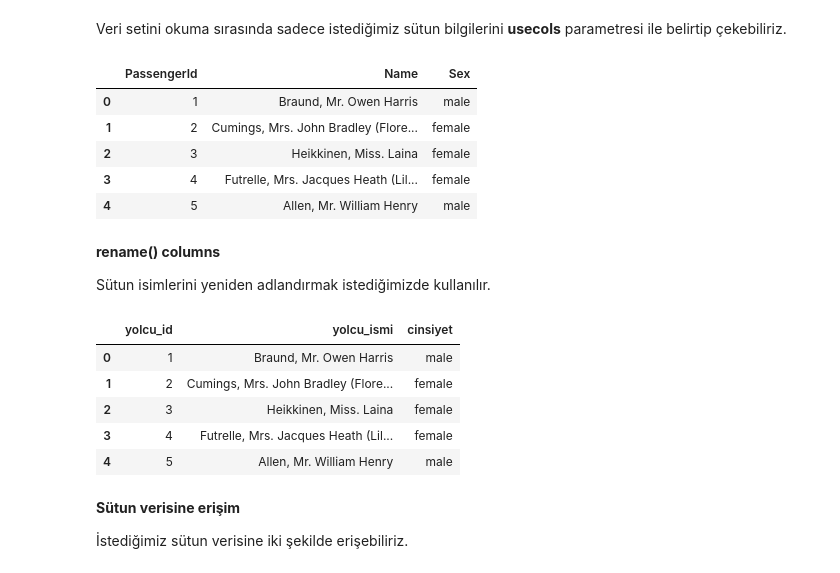
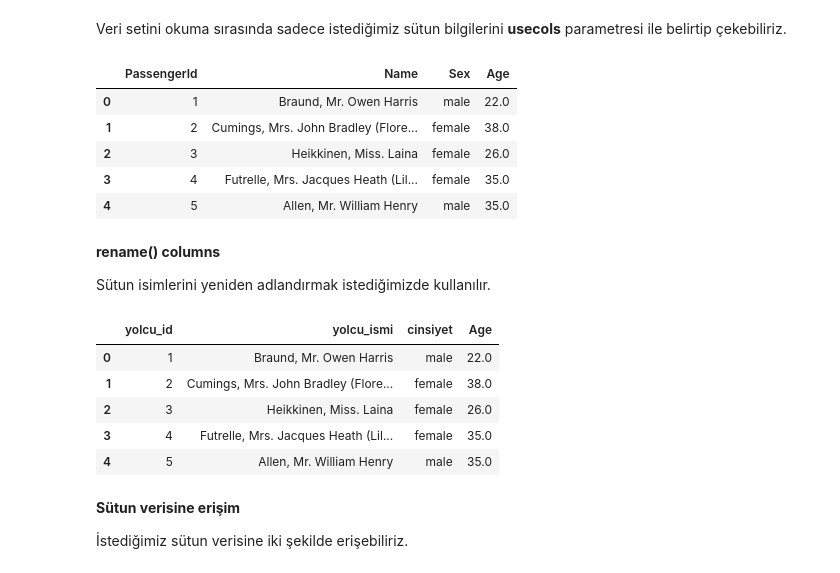
Before and after one commit to AyselAydin/Veri-Bilimi-icin-Temel-Python-Kutuphaneleri, a Jupyter notebook: Pandas/2-DataFrame.ipynb, the cells around one changed output. Saved outputs shown, nothing was run; the diff lists cells and outputs as text; code cells hidden in the pictures.

```diff
--- a/Pandas/2-DataFrame.ipynb
+++ b/Pandas/2-DataFrame.ipynb
@@ -201,16 +201,16 @@ Index(['PassengerId', 'Survived', 'Pclass', 'Name', 'Sex', 'Age', 'SibSp',
 Veri setini okuma sırasında sadece istediğimiz sütun bilgilerini **usecols** parametresi ile belirtip çekebiliriz.
 # %%
 import pandas as pd
-df = pd.read_csv(r"D:\MyProject\python-libraries\Veri-Bilimi-icin-Temel-Python-Kutuphaneleri\Data\titanic.csv", usecols=["PassengerId", "Name", "Sex"])
+df = pd.read_csv(r"D:\MyProject\python-libraries\Veri-Bilimi-icin-Temel-Python-Kutuphaneleri\Data\titanic.csv", usecols=["PassengerId", "Name", "Sex", "Age"])
 
 df.head()
 # %% [output]
-|  | PassengerId | Name | Sex |
-| 0 | 1 | Braund, Mr. Owen Harris | male |
-| 1 | 2 | Cumings, Mrs. John Bradley (Flore... | female |
-| 2 | 3 | Heikkinen, Miss. Laina | female |
-| 3 | 4 | Futrelle, Mrs. Jacques Heath (Lil... | female |
-| 4 | 5 | Allen, Mr. William Henry | male |
+|  | PassengerId | Name | Sex | Age |
+| 0 | 1 | Braund, Mr. Owen Harris | male | 22.0 |
+| 1 | 2 | Cumings, Mrs. John Bradley (Flore... | female | 38.0 |
+| 2 | 3 | Heikkinen, Miss. Laina | female | 26.0 |
+| 3 | 4 | Futrelle, Mrs. Jacques Heath (Lil... | female | 35.0 |
+| 4 | 5 | Allen, Mr. William Henry | male | 35.0 |
 # %% [markdown]
 **rename() columns**
 
@@ -220,12 +220,12 @@ df.rename(columns={"PassengerId":"yolcu_id", "Name":"yolcu_ismi", "Sex":"cinsiye
 
 df.head()
 # %% [output]
-|  | yolcu_id | yolcu_ismi | cinsiyet |
-| 0 | 1 | Braund, Mr. Owen Harris | male |
-| 1 | 2 | Cumings, Mrs. John Bradley (Flore... | female |
-| 2 | 3 | Heikkinen, Miss. Laina | female |
-| 3 | 4 | Futrelle, Mrs. Jacques Heath (Lil... | female |
-| 4 | 5 | Allen, Mr. William Henry | male |
+|  | yolcu_id | yolcu_ismi | cinsiyet | Age |
+| 0 | 1 | Braund, Mr. Owen Harris | male | 22.0 |
+| 1 | 2 | Cumings, Mrs. John Bradley (Flore... | female | 38.0 |
+| 2 | 3 | Heikkinen, Miss. Laina | female | 26.0 |
+| 3 | 4 | Futrelle, Mrs. Jacques Heath (Lil... | female | 35.0 |
+| 4 | 5 | Allen, Mr. William Henry | male | 35.0 |
 # %% [markdown]
 **Sütun verisine erişim**
 
```
Also changed, not shown: parts of 8 cells of this notebook.
